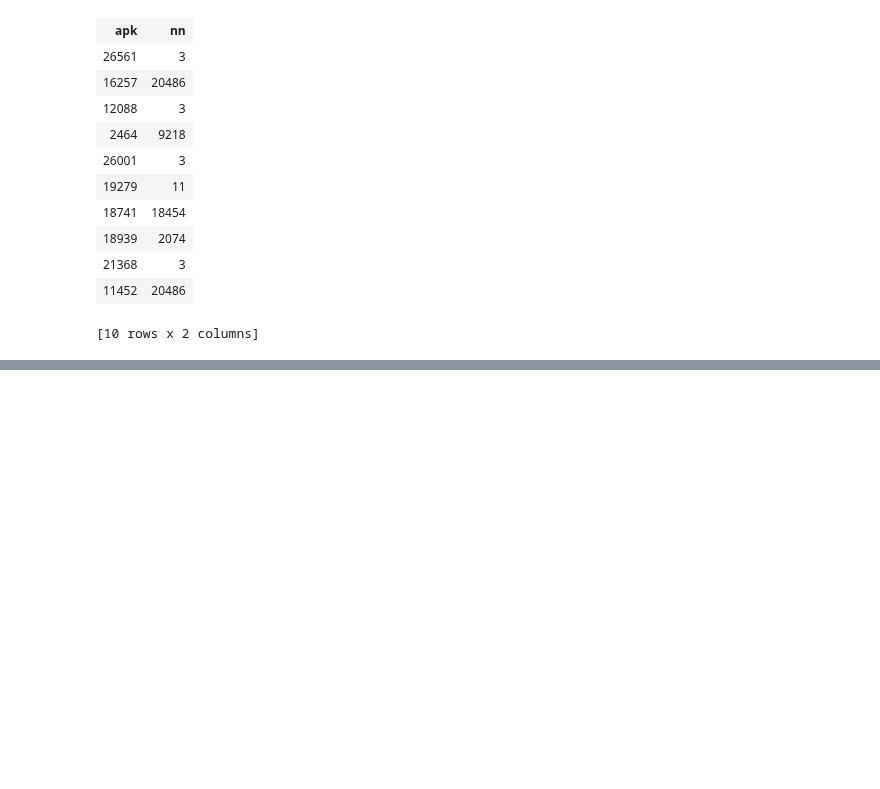
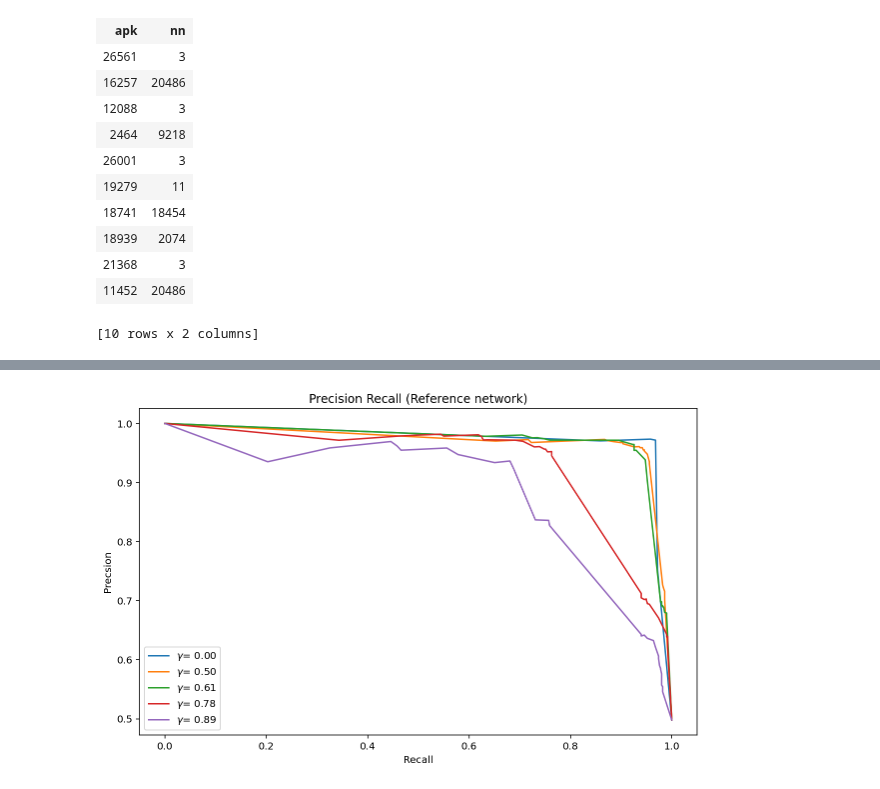
Before and after one commit to jrybicki-jsc/smms, a Jupyter notebook: graphla/netprediction.ipynb, the cells around one changed output, grey strips where cells are left out. Cells and saved outputs as stored; diff of their text form; code cells hidden in the pictures; blank space fills up the shorter version.

Commit message:
precision recall for tc

```diff
--- a/graphla/netprediction.ipynb
+++ b/graphla/netprediction.ipynb
@@ -305,0 +230,35 @@ plt.plot(recalls, precisons, label=f"$\gamma$= {gamma:.2f}");
+# %%
+def eval_net(net, test_apns, data):
+    nns = tc_based_nn(net, list(test_apns), data)
+    return [s_conver_to_probs(net[row['nn']]) for row in nns.sort('apk')]
+# %%
+res = dict()
+res_mer = dict()
+
+test_apns.sort()
+true_values = [not labels.loc[a]['malware_label'] for a in test_apns]
+
+
+for gamma, [ref, mer] in tqdm(nets.items()):
+    res[gamma] = [eval_net(net=ref, test_apns=test_apns, data=mw), true_values]
+    res_mer[gamma] = [eval_net(net=mer, test_apns=test_apns, data=mw), true_values]
+# %%
+with open('../res/tc-new-res.pickle', 'wb+') as f:
+    pickle.dump(res, f)
+
+with open('../res/tc-new-mer.pickle', 'wb+') as f:
+    pickle.dump(res_mer, f)
+# %%
+gammas = [0.0, 0.5, 0.6111111111111112, 0.7777777777777778, 0.8888888888888888]
+# %%
+plt.figure(figsize=(10,6))
+plt.title('Precision Recall (Reference network)')
+plt.xlabel('Recall')
+plt.ylabel('Precsion')
+for gamma in gammas:
+    probs, true_vals = res[gamma]
+    [precisons, recalls, thresholds] = precision_recall_curve(true_vals, probs)
+    plt.plot(recalls, precisons, label=f"$\gamma$= {gamma:.2f}")
+plt.legend();
+# %% [output]
+[figure, added]
```
Also changed, not shown: parts of 11 cells of this notebook.
